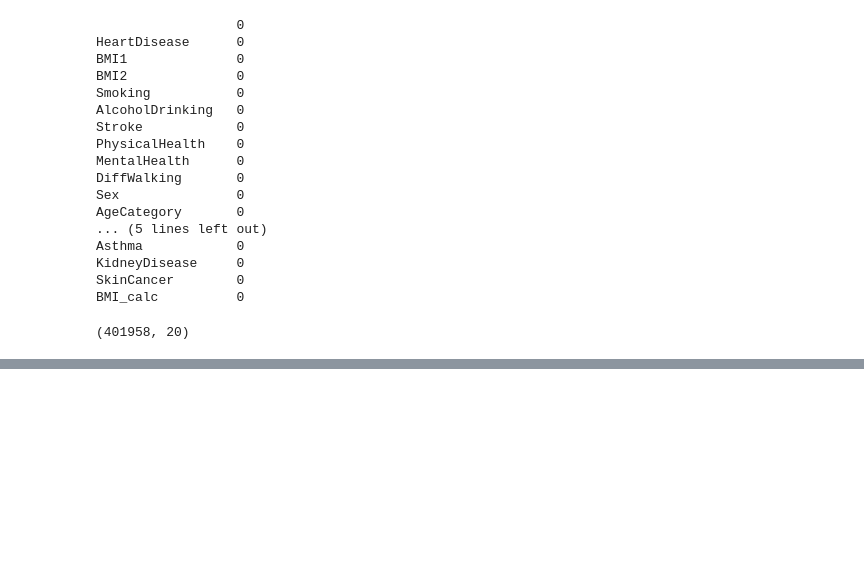
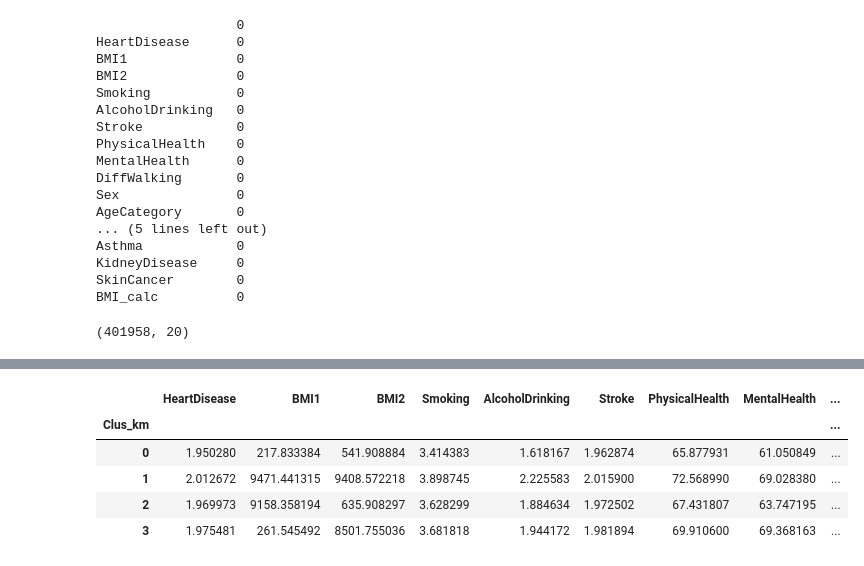
Before and after one commit to yahyamomtaz/Heart-Attack-Project, a Jupyter notebook: heart-attack-complete-project.ipynb, the cells around one changed output, grey strips where cells are left out. Drawn from its saved outputs; the diff is of its cells as text; code cells hidden in the pictures; blank space fills up the shorter version.

Commit message:
kmeans added

```diff
--- a/heart-attack-complete-project.ipynb
+++ b/heart-attack-complete-project.ipynb
@@ -291,0 +308,5 @@ db = DBSCAN(eps=0.15, min_samples=10).fit(clus_df_imputed)
+# %%
+clusterNum = 4
+k_means = KMeans(init='k-means++', n_clusters= clusterNum, n_init=12)
+# %%
+k_means.fit(df_imputed)
@@ -291,0 +315,3 @@ db = DBSCAN(eps=0.15, min_samples=10).fit(clus_df_imputed)
+# %%
+df_imputed["Clus_km"] = k_means.labels_
+df_imputed.head(20)
@@ -291,0 +337,9 @@ db = DBSCAN(eps=0.15, min_samples=10).fit(clus_df_imputed)
+# %%
+df_imputed.groupby('Clus_km').mean()
+# %% [output]
+|  | HeartDisease | BMI1 | BMI2 | Smoking | AlcoholDrinking | Stroke | PhysicalHealth | MentalHealth | ... |
+| Clus_km |  |  |  |  |  |  |  |  | ... |
+| 0 | 1.950280 | 217.833384 | 541.908884 | 3.414383 | 1.618167 | 1.962874 | 65.877931 | 61.050849 | ... |
+| 1 | 2.012672 | 9471.441315 | 9408.572218 | 3.898745 | 2.225583 | 2.015900 | 72.568990 | 69.028380 | ... |
+| 2 | 1.969973 | 9158.358194 | 635.908297 | 3.628299 | 1.884634 | 1.972502 | 67.431807 | 63.747195 | ... |
+| 3 | 1.975481 | 261.545492 | 8501.755036 | 3.681818 | 1.944172 | 1.981894 | 69.910600 | 69.368163 | ... |
```
Also changed, not shown: parts of 6 cells of this notebook.
